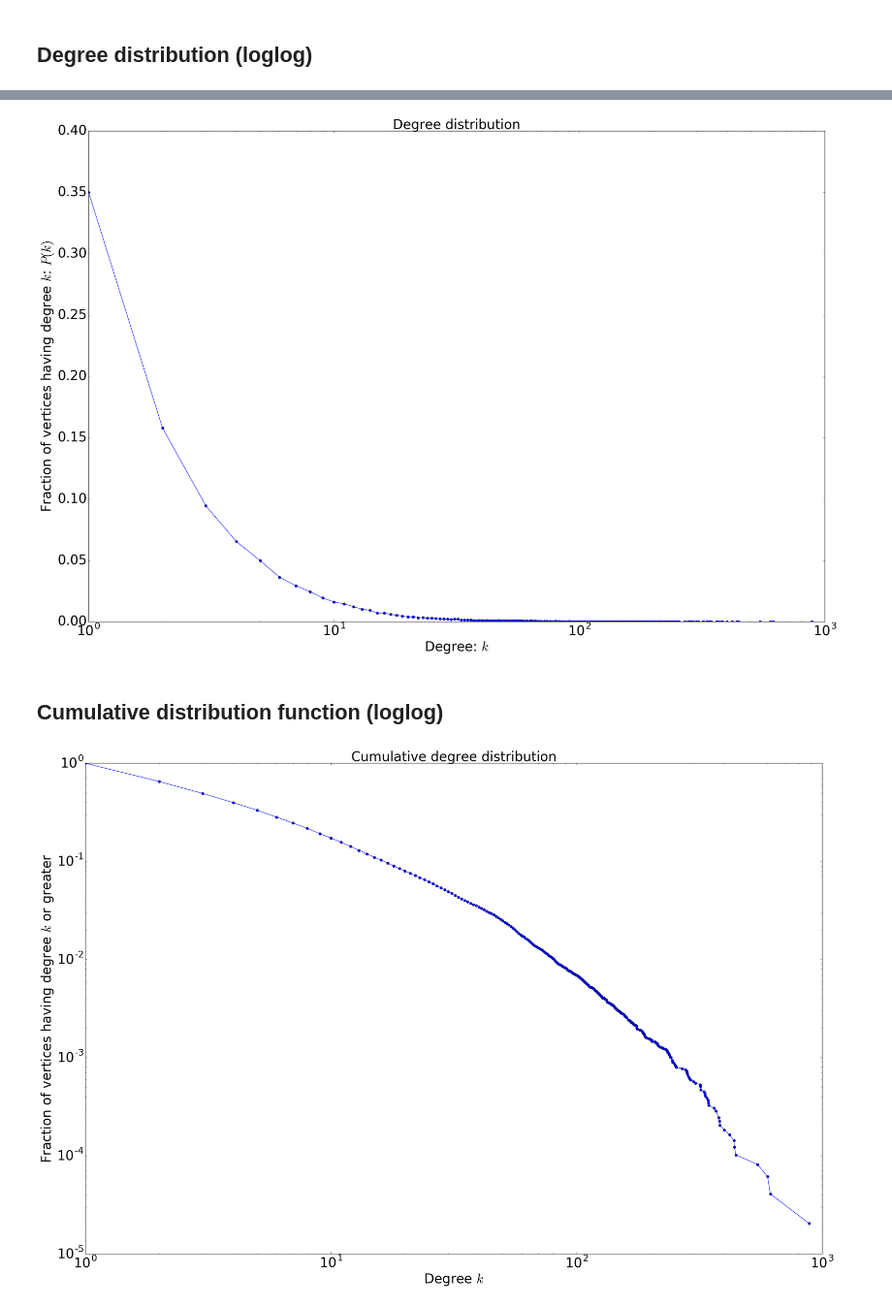
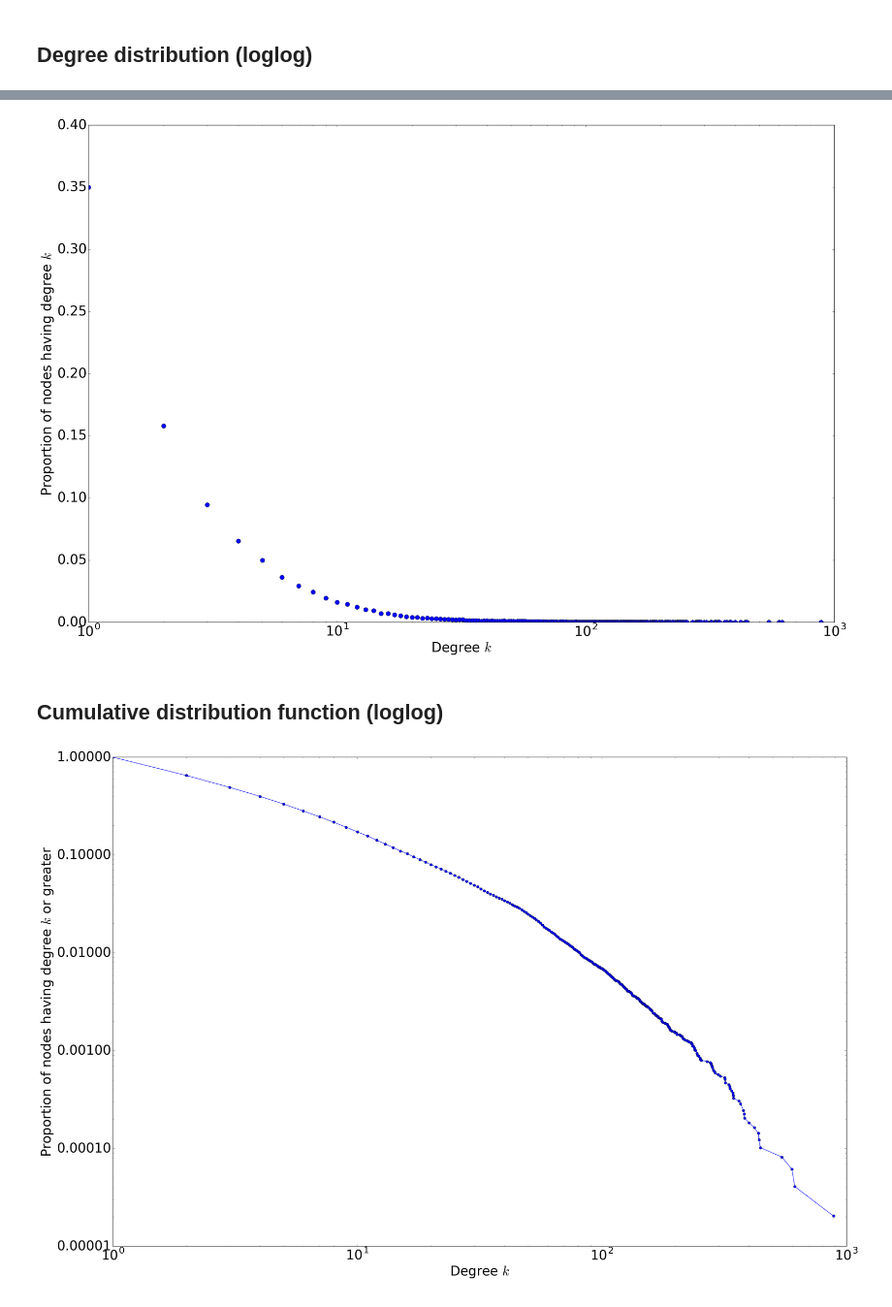
Before and after one commit to akiratk0355/navigable-network-analysis, a Jupyter notebook: wot_analysis.ipynb, the cells around one changed output, grey strips where cells are left out. Shown at 97% size. Cells and saved outputs as stored; diff of their text form; code cells hidden in the pictures.

```diff
--- a/wot_analysis.ipynb
+++ b/wot_analysis.ipynb
@@ -80,13 +68,14 @@ hist_frac = {}
 for d in hist.keys():
     hist_frac[d] = hist[d] / size
 # %%
-plt.semilogx(list(hist_frac.keys()), list(hist_frac.values()),'b-',marker='o')
-plt.title("Degree distribution")
-plt.ylabel("Fraction of vertices having degree $k$: $P(k)$")
-plt.xlabel("Degree: $k$")
+plt.semilogx(list(hist_frac.keys()), list(hist_frac.values()),'bo', markersize=10)
+#plt.title("Degree distribution")
+plt.ylabel("Proportion of nodes having degree $k$")
+plt.xlabel("Degree $k$")
+#plt.savefig('data/wot_degree_distribution_prop.pdf')
 plt.show()
 # %% [output]
-[figure, old version]
+[figure, new version]
 # %% [markdown]
 ## Cumulative distribution function (loglog)
 # %%
@@ -102,10 +91,13 @@ for d in sorted(hist_frac_cml.keys()):
     xlist.append(d)
     ylist.append(hist_frac_cml[d])
 # %%
-plt.loglog(xlist, ylist,'b-',marker='o')
-plt.title("Cumulative degree distribution")
-plt.ylabel("Fraction of vertices having degree $k$ or greater")
-plt.xlabel("Degree $k$")
+fig, ax = plt.subplots(1,1)
+ax.loglog(xlist, ylist,'b-',marker='o')
+#plt.title("Cumulative degree distribution")
+ax.set_ylabel("Proportion of nodes having degree $k$ or greater")
+ax.set_xlabel("Degree $k$")
+ax.yaxis.set_major_formatter(ticker.FormatStrFormatter('%0.5f'))
+#plt.savefig('data/wot_degree_distribution_prop_cml.pdf')
 plt.show()
 # %% [output]
-[figure, old version]
+[figure, new version]
```
Also changed, not shown: parts of 4 cells of this notebook.
